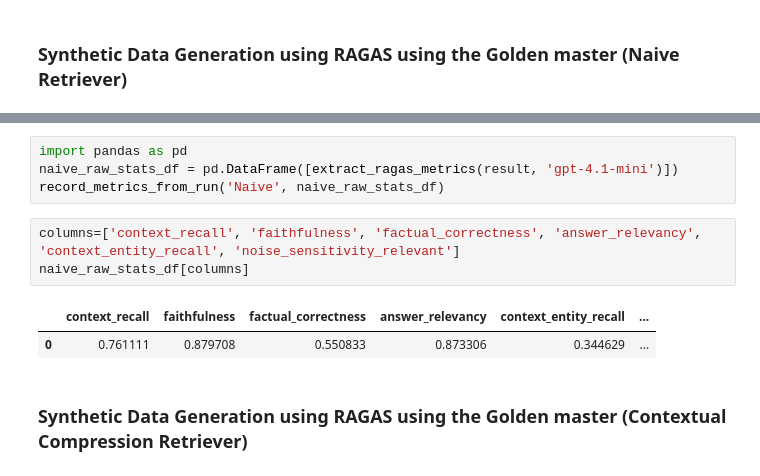
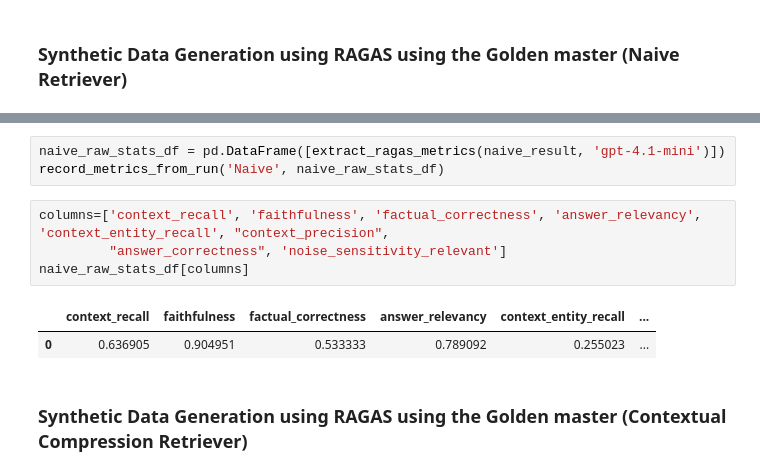
Before and after one commit to neomatrix369/AIE7-Cert-Challenge, a Jupyter notebook: notebooks/Agentic RAG evaluation experiments.ipynb, the cells around one changed output, grey strips where cells are left out. Drawn from its saved outputs; the diff is of its cells as text.

```diff
--- a/notebooks/Agentic RAG evaluation experiments.ipynb
+++ b/notebooks/Agentic RAG evaluation experiments.ipynb
@@ -219,13 +364,13 @@ Wall time: 5min 59s
 # %%
-import pandas as pd
-naive_raw_stats_df = pd.DataFrame([extract_ragas_metrics(result, 'gpt-4.1-mini')])
+naive_raw_stats_df = pd.DataFrame([extract_ragas_metrics(naive_result, 'gpt-4.1-mini')])
 record_metrics_from_run('Naive', naive_raw_stats_df)
 # %%
-columns=['context_recall', 'faithfulness', 'factual_correctness', 'answer_relevancy', 'context_entity_recall', 'noise_sensitivity_relevant']
+columns=['context_recall', 'faithfulness', 'factual_correctness', 'answer_relevancy', 'context_entity_recall', "context_precision",
+         "answer_correctness", 'noise_sensitivity_relevant']
 naive_raw_stats_df[columns]
 # %% [output]
 |  | context_recall | faithfulness | factual_correctness | answer_relevancy | context_entity_recall | ... |
-| 0 | 0.761111 | 0.879708 | 0.550833 | 0.873306 | 0.344629 | ... |
+| 0 | 0.636905 | 0.904951 | 0.533333 | 0.789092 | 0.255023 | ... |
 # %% [markdown]
 ### Synthetic Data Generation using RAGAS using the Golden master (Contextual Compression Retriever)
 # %%
```
Also changed, not shown: parts of 32 cells of this notebook, 18 other files.
